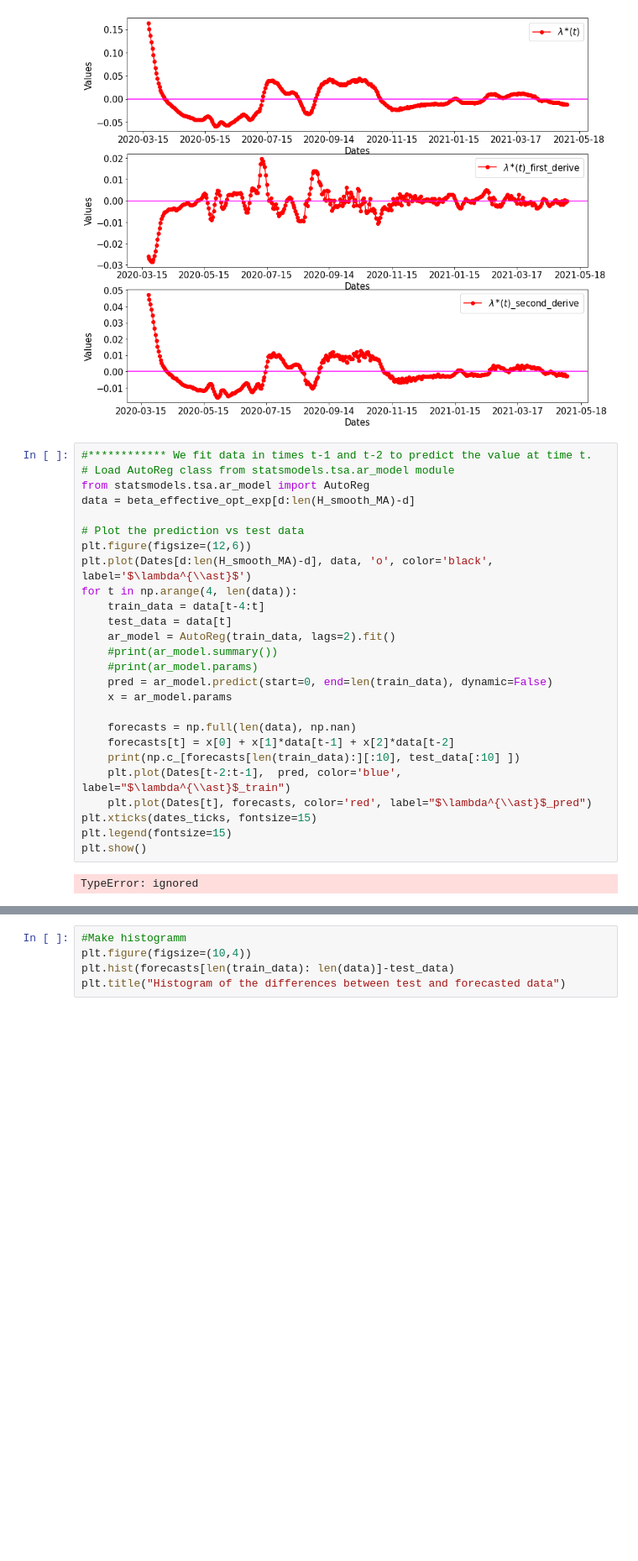
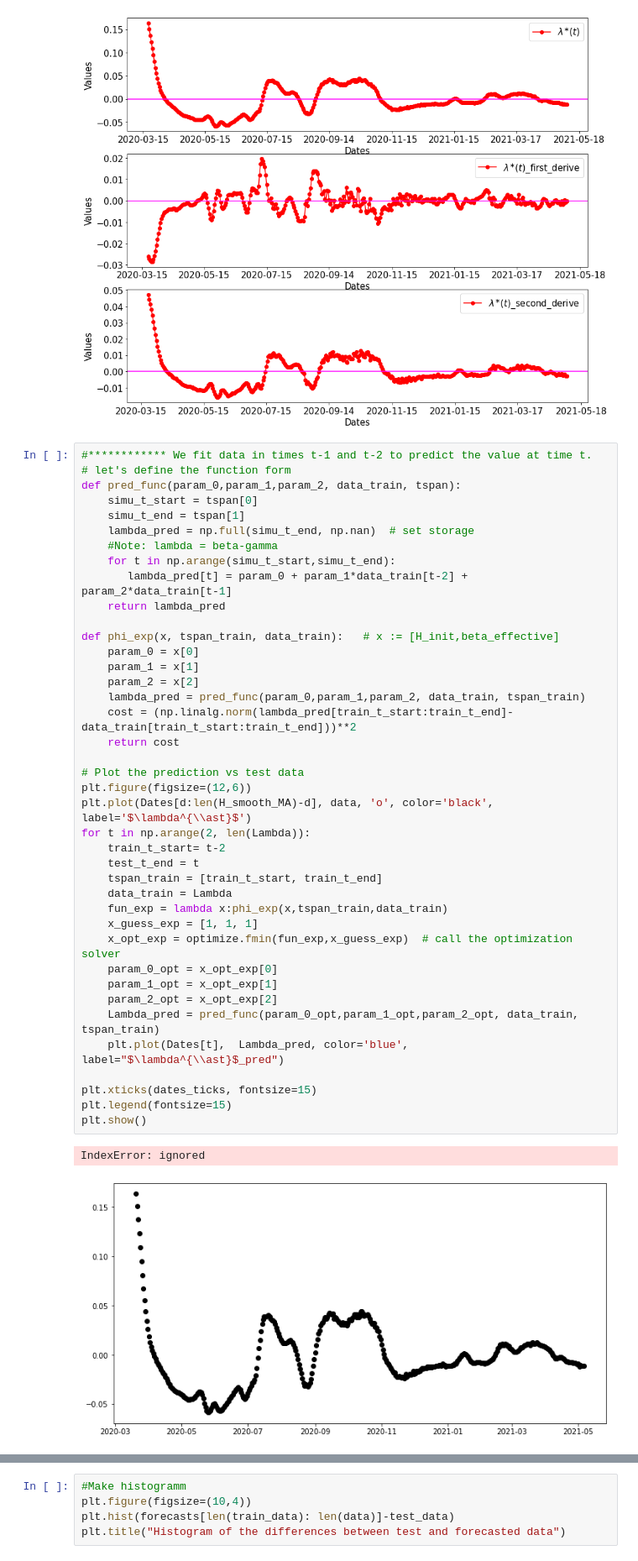
Before and after one commit to OD1992/Python-programs, a Jupyter notebook: Hospi_change_point.ipynb, the cells around one changed output, grey strips where cells are left out. Shown at 84% size. Drawn from its saved outputs; the diff is of its cells as text; blank space fills up the shorter version.

```diff
--- a/Hospi_change_point.ipynb
+++ b/Hospi_change_point.ipynb
@@ -310,34 +310,49 @@ plt.legend(['$\lambda^{\\ast} (t)$_second_derive'], fontsize=15)
 plt.show()
 # %% [output]
 [figure]
-# %%
-#************ We fit data in times t-1 and t-2 to predict the value at time t.
-# Load AutoReg class from statsmodels.tsa.ar_model module
-from statsmodels.tsa.ar_model import AutoReg
-data = beta_effective_opt_exp[d:len(H_smooth_MA)-d]
-
-# Plot the prediction vs test data
-plt.figure(figsize=(12,6))
-plt.plot(Dates[d:len(H_smooth_MA)-d], data, 'o', color='black', label='$\lambda^{\\ast}$')
-for t in np.arange(4, len(data)):
-    train_data = data[t-4:t]
-    test_data = data[t]
-    ar_model = AutoReg(train_data, lags=2).fit()
-    #print(ar_model.summary())
-    #print(ar_model.params)
-    pred = ar_model.predict(start=0, end=len(train_data), dynamic=False)
-    x = ar_model.params
-
-    forecasts = np.full(len(data), np.nan)
-    forecasts[t] = x[0] + x[1]*data[t-1] + x[2]*data[t-2]
-    print(np.c_[forecasts[len(train_data):][:10], test_data[:10] ])
-    plt.plot(Dates[t-2:t-1],  pred, color='blue', label="$\lambda^{\\ast}$_train")
-    plt.plot(Dates[t], forecasts, color='red', label="$\lambda^{\\ast}$_pred")
-plt.xticks(dates_ticks, fontsize=15)
-plt.legend(fontsize=15)
-plt.show()
-# %% [output]
-TypeError: ignored
+# %%
+#************ We fit data in times t-1 and t-2 to predict the value at time t.
+# let's define the function form
+def pred_func(param_0,param_1,param_2, data_train, tspan):
+    simu_t_start = tspan[0]
+    simu_t_end = tspan[1]
+    lambda_pred = np.full(simu_t_end, np.nan)  # set storage
+    #Note: lambda = beta-gamma
+    for t in np.arange(simu_t_start,simu_t_end):
+       lambda_pred[t] = param_0 + param_1*data_train[t-2] + param_2*data_train[t-1]
+    return lambda_pred
+
+def phi_exp(x, tspan_train, data_train):   # x := [H_init,beta_effective]
+    param_0 = x[0]
+    param_1 = x[1]
+    param_2 = x[2]
+    lambda_pred = pred_func(param_0,param_1,param_2, data_train, tspan_train)
+    cost = (np.linalg.norm(lambda_pred[train_t_start:train_t_end]-data_train[train_t_start:train_t_end]))**2
+    return cost
+
+# Plot the prediction vs test data
+plt.figure(figsize=(12,6))
+plt.plot(Dates[d:len(H_smooth_MA)-d], data, 'o', color='black', label='$\lambda^{\\ast}$')
+for t in np.arange(2, len(Lambda)):
+    train_t_start= t-2
+    test_t_end = t
+    tspan_train = [train_t_start, train_t_end]
+    data_train = Lambda
+    fun_exp = lambda x:phi_exp(x,tspan_train,data_train)
+    x_guess_exp = [1, 1, 1]
+    x_opt_exp = optimize.fmin(fun_exp,x_guess_exp)  # call the optimization solver
+    param_0_opt = x_opt_exp[0]
+    param_1_opt = x_opt_exp[1]
+    param_2_opt = x_opt_exp[2]
+    Lambda_pred = pred_func(param_0_opt,param_1_opt,param_2_opt, data_train, tspan_train)
+    plt.plot(Dates[t],  Lambda_pred, color='blue', label="$\lambda^{\\ast}$_pred")
+
+plt.xticks(dates_ticks, fontsize=15)
+plt.legend(fontsize=15)
+plt.show()
+# %% [output]
+IndexError: ignored
+[figure, added]
 # %%
 # Load AutoReg class from statsmodels.tsa.ar_model module
 from statsmodels.tsa.ar_model import AutoReg
```
